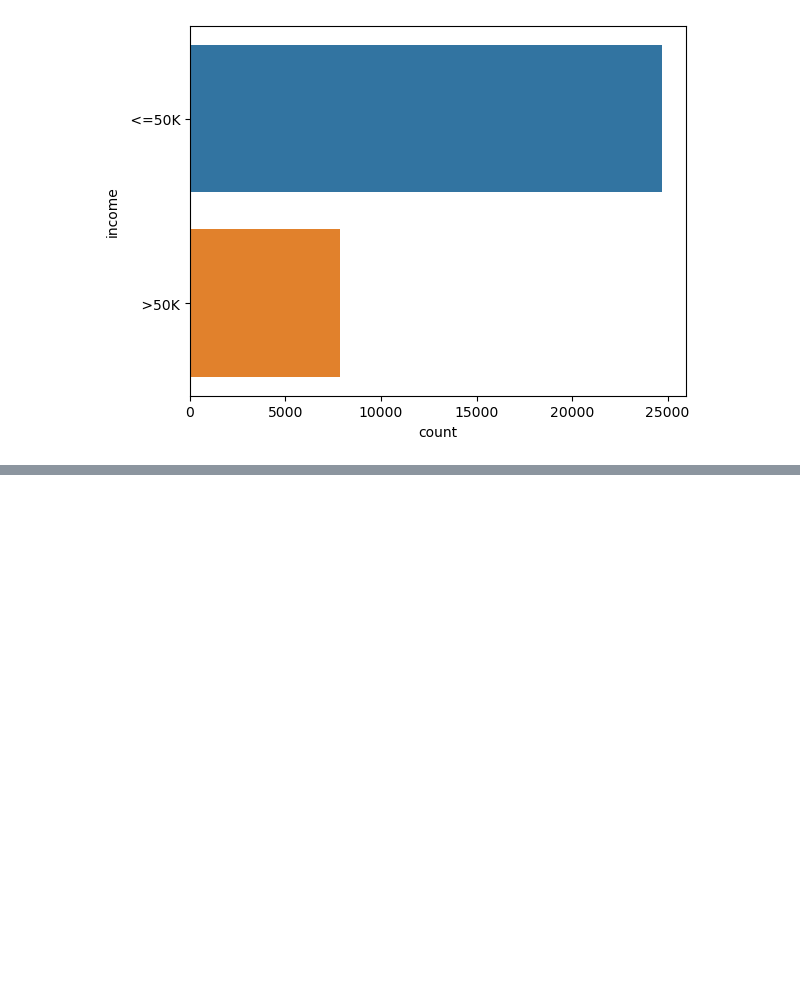
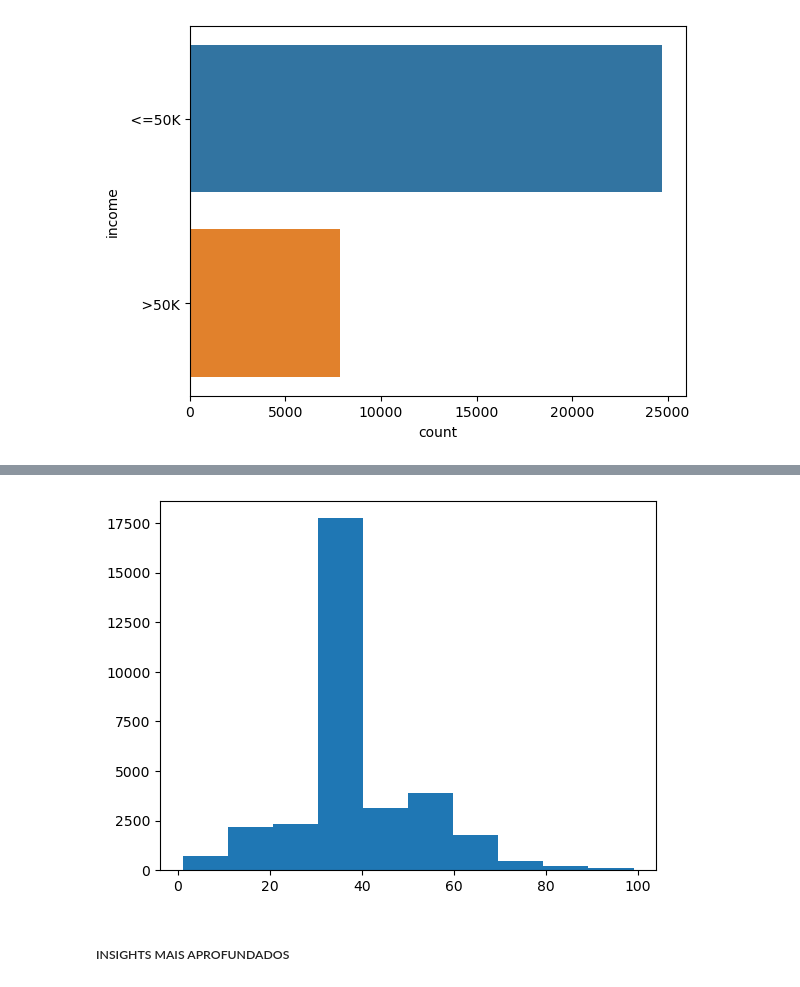
Before and after one commit to JansRodriguez/MachineLearningAaZ, a Jupyter notebook: ExercícioDois.ipynb, the cells around one changed output, grey strips where cells are left out. Cells and saved outputs as stored; diff of their text form; code cells hidden in the pictures; blank space fills up the shorter version.

```diff
--- a/ExercícioDois.ipynb
+++ b/ExercícioDois.ipynb
@@ -87,0 +98,6 @@ sns.countplot(y=dados_censo['income'])
+# %%
+plt.hist(dados_censo['hour-per-week']);
+# %% [output]
+[figure, added]
+# %% [markdown]
+##### INSIGHTS MAIS APROFUNDADOS
```
Also changed, not shown: parts of 6 cells of this notebook.
